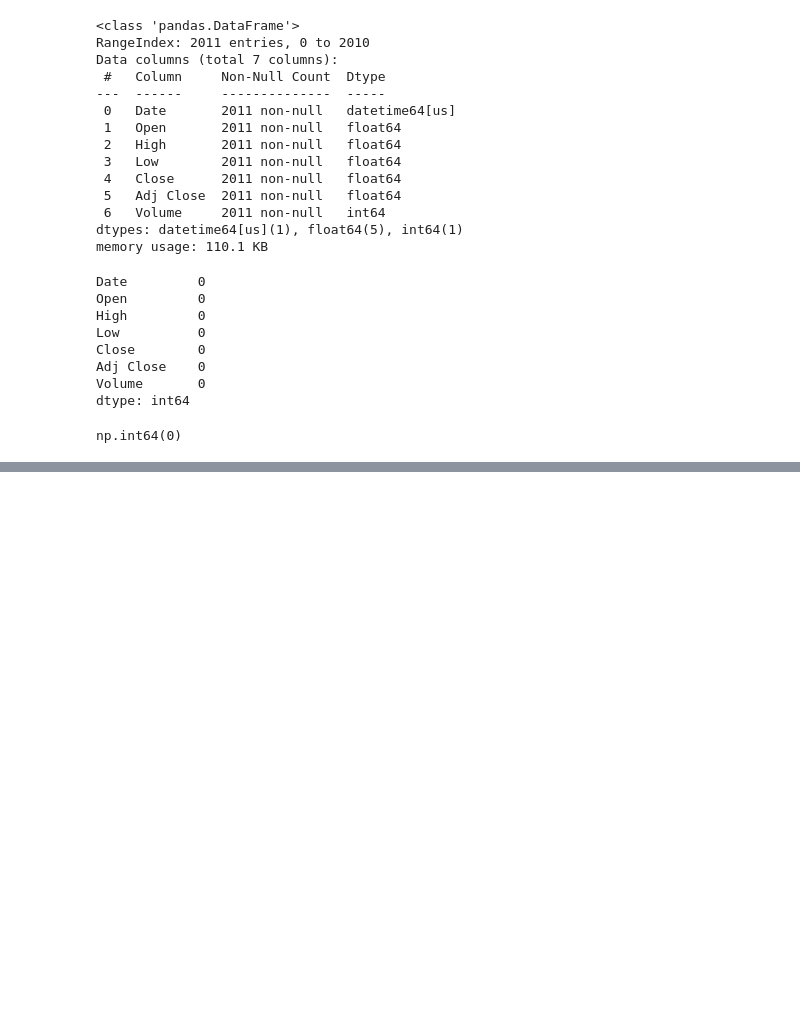
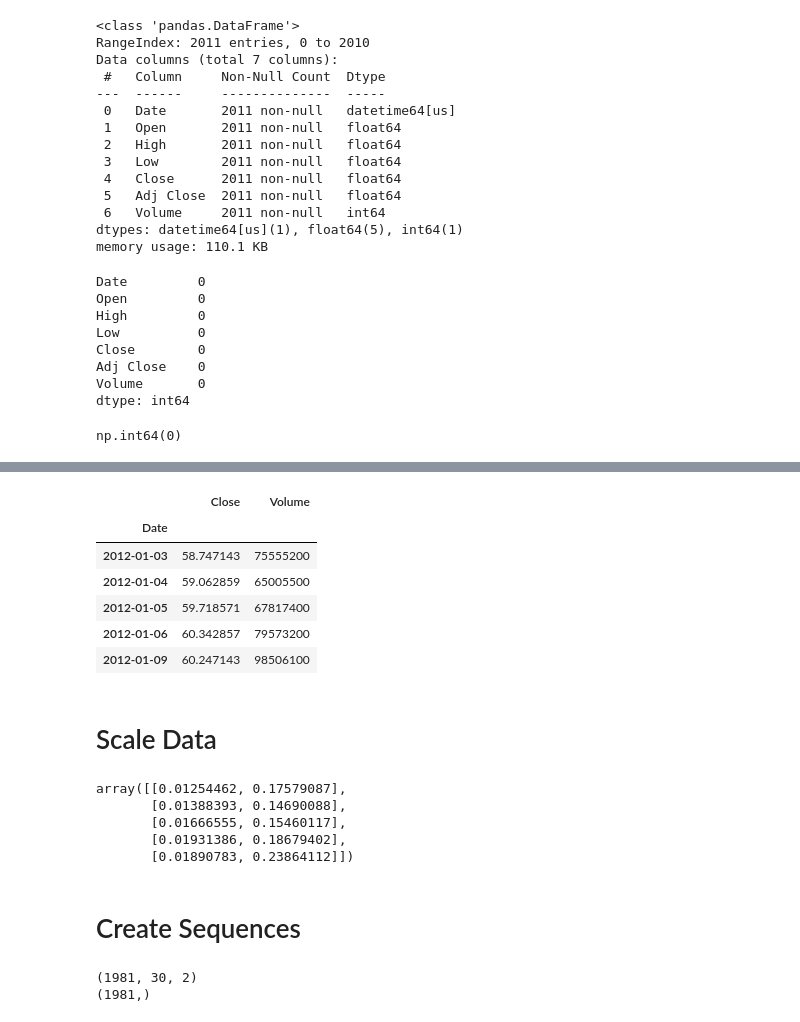
Before and after one commit to rioo09/Forcasting-Project--Apple-Stock-Price-Prediction-, a Jupyter notebook: P675.ipynb, the cells around one changed output, grey strips where cells are left out. Cells and saved outputs as stored; diff of their text form; code cells hidden in the pictures; blank space fills up the shorter version.

```diff
--- a/P675.ipynb
+++ b/P675.ipynb
@@ -69,0 +79,26 @@ fig.show()
+# %%
+data = df[['Close', 'Volume']]
+data.head()
+# %% [output]
+|  | Close | Volume |
+| Date |  |  |
+| 2012-01-03 | 58.747143 | 75555200 |
+| 2012-01-04 | 59.062859 | 65005500 |
+| 2012-01-05 | 59.718571 | 67817400 |
+| 2012-01-06 | 60.342857 | 79573200 |
+| 2012-01-09 | 60.247143 | 98506100 |
+# %% [markdown]
+# Scale Data
+# %%
+from sklearn.preprocessing import MinMaxScaler
+scaler = MinMaxScaler()
+scaled_data = scaler.fit_transform(data)
+scaled_data[:5]
+# %% [output]
+array([[0.01254462, 0.17579087],
+       [0.01388393, 0.14690088],
+       [0.01666555, 0.15460117],
+       [0.01931386, 0.18679402],
+       [0.01890783, 0.23864112]])
+# %% [markdown]
+# Create Sequences
@@ -69,0 +120,6 @@ fig.show()
+# %%
+print(x.shape)
+print(y.shape)
+# %% [output]
+(1981, 30, 2)
+(1981,)
```
Also changed, not shown: parts of 22 cells of this notebook.
